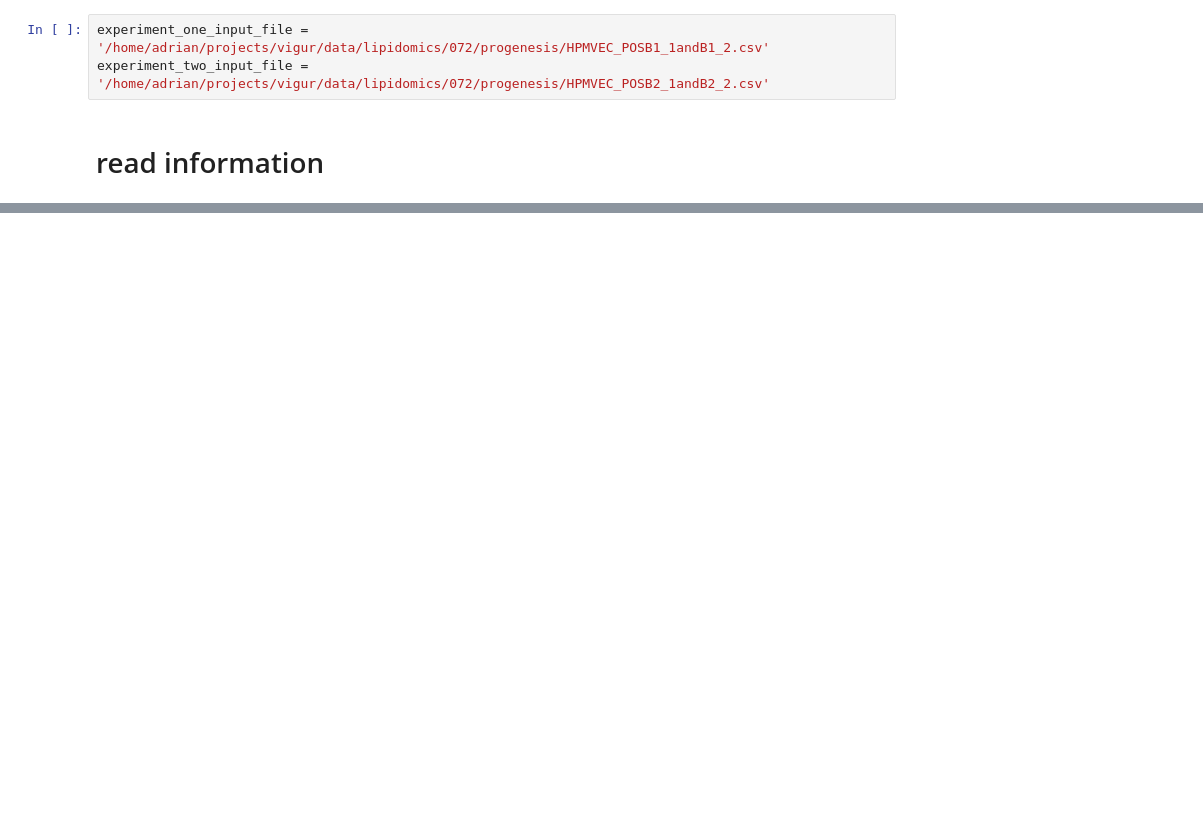
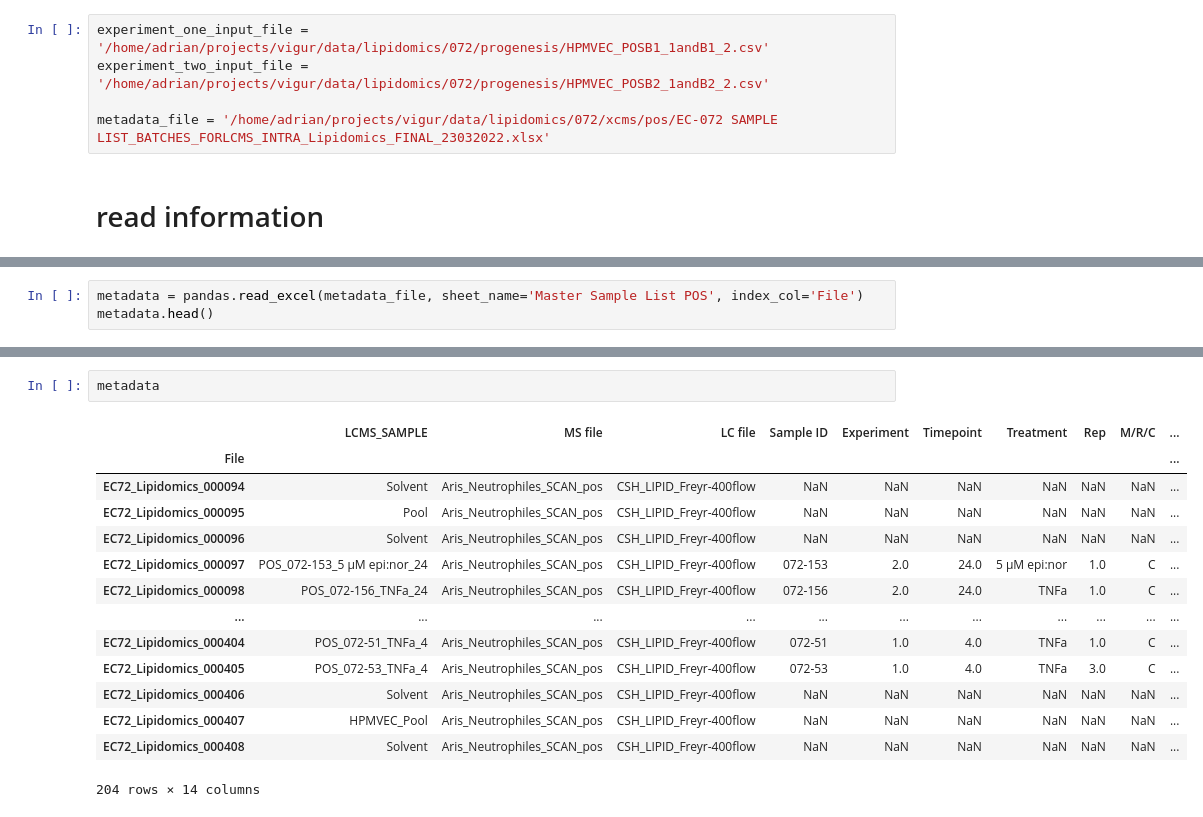
Before and after one commit to adelomana/vigur, a Jupyter notebook: lipidomics/EC072/progenesis/this is a test.ipynb, the cells around one changed output, grey strips where cells are left out. Drawn from its saved outputs; the diff is of its cells as text; blank space fills up the shorter version.

```diff
--- a/lipidomics/EC072/progenesis/this is a test.ipynb
+++ b/lipidomics/EC072/progenesis/this is a test.ipynb
@@ -9,5 +20,7 @@ import pandas
 # %%
 experiment_one_input_file = '/home/adrian/projects/vigur/data/lipidomics/072/progenesis/HPMVEC_POSB1_1andB1_2.csv'
 experiment_two_input_file = '/home/adrian/projects/vigur/data/lipidomics/072/progenesis/HPMVEC_POSB2_1andB2_2.csv'
+
+metadata_file = '/home/adrian/projects/vigur/data/lipidomics/072/xcms/pos/EC-072 SAMPLE LIST_BATCHES_FORLCMS_INTRA_Lipidomics_FINAL_23032022.xlsx'
 # %% [markdown]
 # read information
@@ -18,0 +45,3 @@ df.shape
+# %%
+metadata = pandas.read_excel(metadata_file, sheet_name='Master Sample List POS', index_col='File')
+metadata.head()
@@ -46,0 +103,17 @@ df
+# %%
+metadata
+# %% [output]
+|  | LCMS_SAMPLE | MS file | LC file | Sample ID | Experiment | Timepoint | Treatment | Rep | M/R/C | ... |
+| File |  |  |  |  |  |  |  |  |  | ... |
+| EC72_Lipidomics_000094 | Solvent | Aris_Neutrophiles_SCAN_pos | CSH_LIPID_Freyr-400flow | NaN | NaN | NaN | NaN | NaN | NaN | ... |
+| EC72_Lipidomics_000095 | Pool | Aris_Neutrophiles_SCAN_pos | CSH_LIPID_Freyr-400flow | NaN | NaN | NaN | NaN | NaN | NaN | ... |
+| EC72_Lipidomics_000096 | Solvent | Aris_Neutrophiles_SCAN_pos | CSH_LIPID_Freyr-400flow | NaN | NaN | NaN | NaN | NaN | NaN | ... |
+| EC72_Lipidomics_000097 | POS_072-153_5 µM epi:nor_24 | Aris_Neutrophiles_SCAN_pos | CSH_LIPID_Freyr-400flow | 072-153 | 2.0 | 24.0 | 5 µM epi:nor | 1.0 | C | ... |
+| EC72_Lipidomics_000098 | POS_072-156_TNFa_24 | Aris_Neutrophiles_SCAN_pos | CSH_LIPID_Freyr-400flow | 072-156 | 2.0 | 24.0 | TNFa | 1.0 | C | ... |
+| ... | ... | ... | ... | ... | ... | ... | ... | ... | ... | ... |
+| EC72_Lipidomics_000404 | POS_072-51_TNFa_4 | Aris_Neutrophiles_SCAN_pos | CSH_LIPID_Freyr-400flow | 072-51 | 1.0 | 4.0 | TNFa | 1.0 | C | ... |
+| EC72_Lipidomics_000405 | POS_072-53_TNFa_4 | Aris_Neutrophiles_SCAN_pos | CSH_LIPID_Freyr-400flow | 072-53 | 1.0 | 4.0 | TNFa | 3.0 | C | ... |
+| EC72_Lipidomics_000406 | Solvent | Aris_Neutrophiles_SCAN_pos | CSH_LIPID_Freyr-400flow | NaN | NaN | NaN | NaN | NaN | NaN | ... |
+| EC72_Lipidomics_000407 | HPMVEC_Pool | Aris_Neutrophiles_SCAN_pos | CSH_LIPID_Freyr-400flow | NaN | NaN | NaN | NaN | NaN | NaN | ... |
+| EC72_Lipidomics_000408 | Solvent | Aris_Neutrophiles_SCAN_pos | CSH_LIPID_Freyr-400flow | NaN | NaN | NaN | NaN | NaN | NaN | ... |
+204 rows × 14 columns
```
Also changed, not shown: parts of 18 cells of this notebook, 1 other file.
